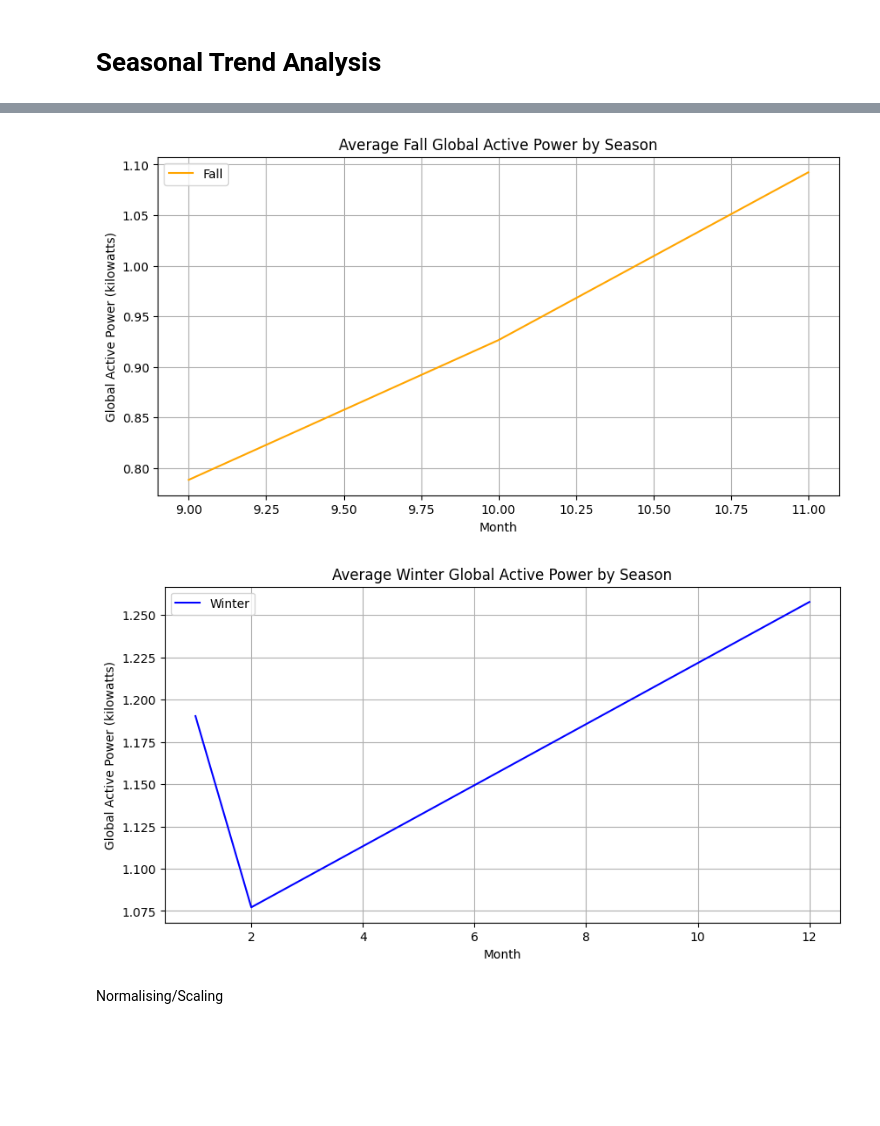
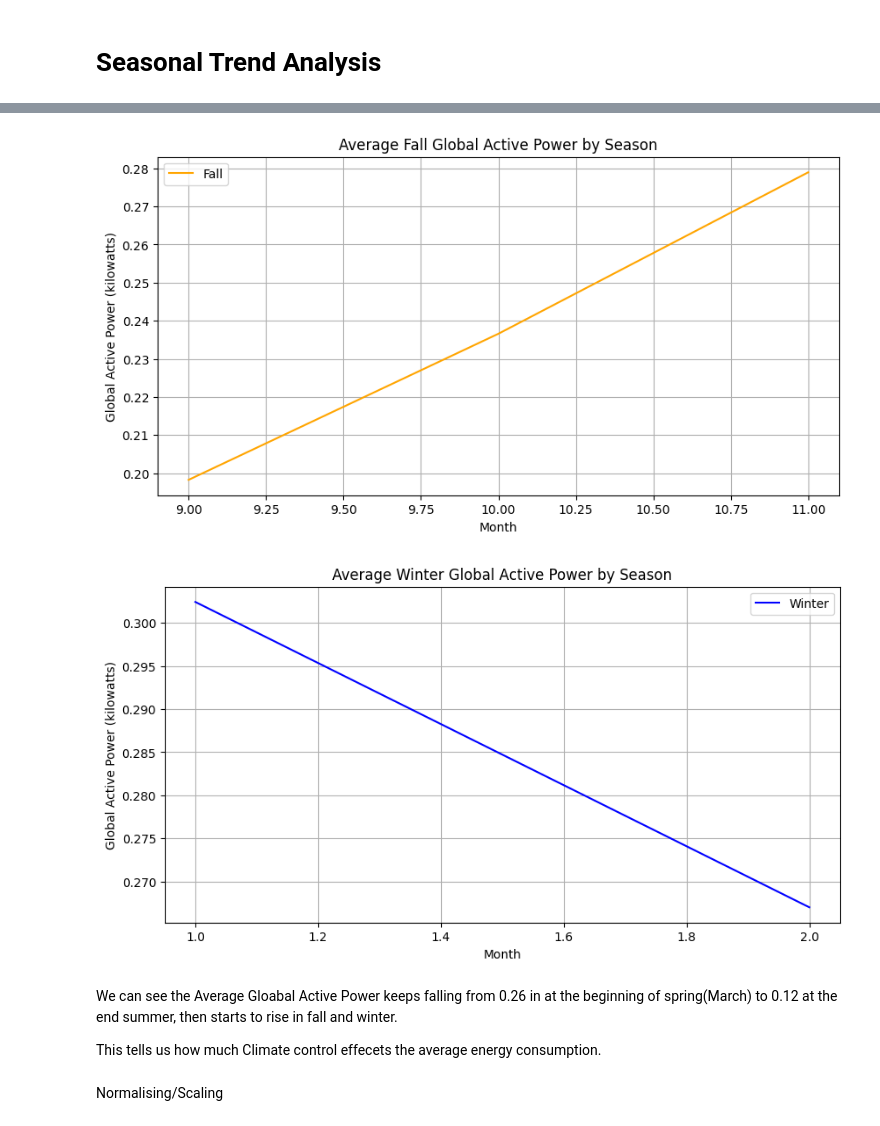
Before and after one commit to Lech-iyoko/Power-Consumption-and-Trend-Analysis, a Jupyter notebook: Power_Consumption_&_Trend_Analysis.ipynb, the cells around one changed output, grey strips where cells are left out. Saved outputs shown, nothing was run; the diff lists cells and outputs as text; code cells hidden in the pictures; blank space fills up the shorter version.

```diff
--- a/Power_Consumption_&_Trend_Analysis.ipynb
+++ b/Power_Consumption_&_Trend_Analysis.ipynb
@@ -179,9 +179,9 @@ def remove_outliers(df, column):
 df = remove_outliers(df, 'Global_active_power')
 print("After Global_active_power outlier removal:", df.shape)
 
-df = remove_outliers(df, 'Sub_metering_1')
+df = remove_outliers(df, 'Sub_metering_2')
 print("After Sub_metering_1 outlier removal:", df.shape)
 
-df = remove_outliers(df, 'Sub_metering_2')
+df = remove_outliers(df, 'Sub_metering_3')
 print("After Sub_metering_2 outlier removal:", df.shape)
 # %% [output]
@@ -278,7 +285,7 @@ df['month'] = df.index.month
 spring_data = df[(df['month'] >= 3) & (df['month'] <= 5)]
 summer_data = df[(df['month'] >= 6) & (df['month'] <= 8)]
 fall_data = df[(df['month'] >= 9) & (df['month'] <= 11)]
-winter_data = df[df['month'].isin([12, 1, 2])]
+winter_data = df[df['month'].isin([0, 1, 2])]
 
 # Group data by month for seasons
 spring_consumption = spring_data.groupby('month')['Global_active_power'].mean()
@@ -331,5 +338,9 @@ plt.show()
-[figure, old version]
+[figure, new version]
-[figure, old version]
+[figure, new version]
+# %% [markdown]
+We can see the Average Gloabal Active Power keeps falling from 0.26 in at the beginning of spring(March) to 0.12 at the end summer, then starts to rise in fall and winter.
+
+This tells us how much Climate control effecets the average energy consumption.
 # %% [markdown]
 Normalising/Scaling
 # %%
```
Also changed, not shown: parts of 6 cells of this notebook.
